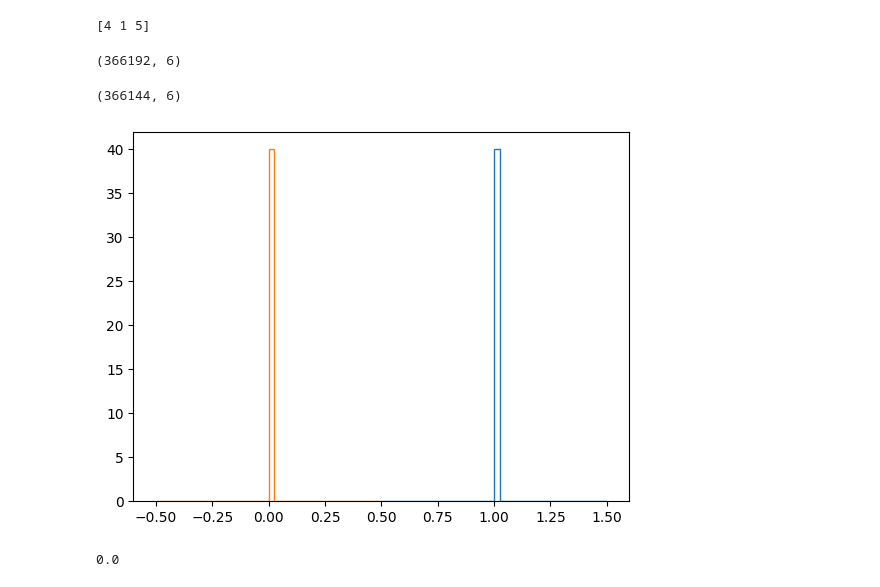
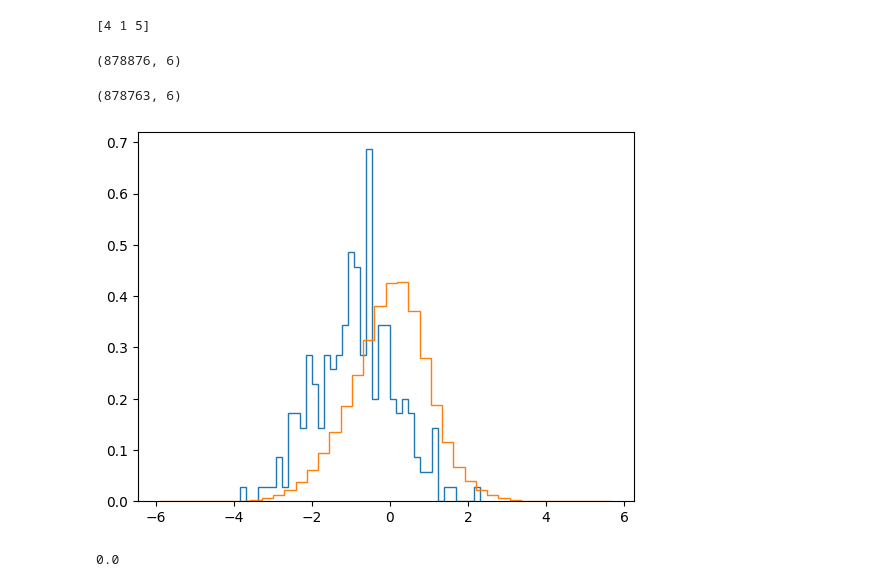
Before and after one commit to rd804/R-ANODE, a Jupyter notebook: notebooks/test_outer_model.ipynb, the cells around one changed output. Saved outputs shown, nothing was run; the diff lists cells and outputs as text; code cells hidden in the pictures.

```diff
--- a/notebooks/test_outer_model.ipynb
+++ b/notebooks/test_outer_model.ipynb
@@ -19,23 +19,23 @@ print(choice)
 #plt.style.use('dark_background')
 device = torch.device("cuda:0" if torch.cuda.is_available() else "cpu")
 # %%
-x_test = np.load('data/lhc_co/x_test.npy')
+x_test = np.load('data/lhc_co/CR_data.npy')
 print(x_test.shape)
 # %% [output]
-(366192, 6)
+(878876, 6)
 # %%
 pre_parameters = preprocess_params_fit(x_test)
 x_test_transformed = preprocess_params_transform(x_test, pre_parameters)
 # %%
 x_test_transformed.shape
 # %% [output]
-(366144, 6)
+(878763, 6)
 # %%
-plt.hist(x_test_transformed[:,5][x_test_transformed[:,-1]==1], bins = 40, histtype='step', density=True)
-plt.hist(x_test_transformed[:,5][x_test_transformed[:,-1]==0], bins = 40, histtype='step', density=True)
+plt.hist(x_test_transformed[:,3][x_test_transformed[:,-1]==1], bins = 40, histtype='step', density=True)
+plt.hist(x_test_transformed[:,3][x_test_transformed[:,-1]==0], bins = 40, histtype='step', density=True)
 plt.show()
 # %% [output]
-[figure, old version]
+[figure, new version]
 # %%
 # data loading
 #data_path = "./input_data/"
```
Also changed, not shown: parts of 3 cells of this notebook, 4 other files.
